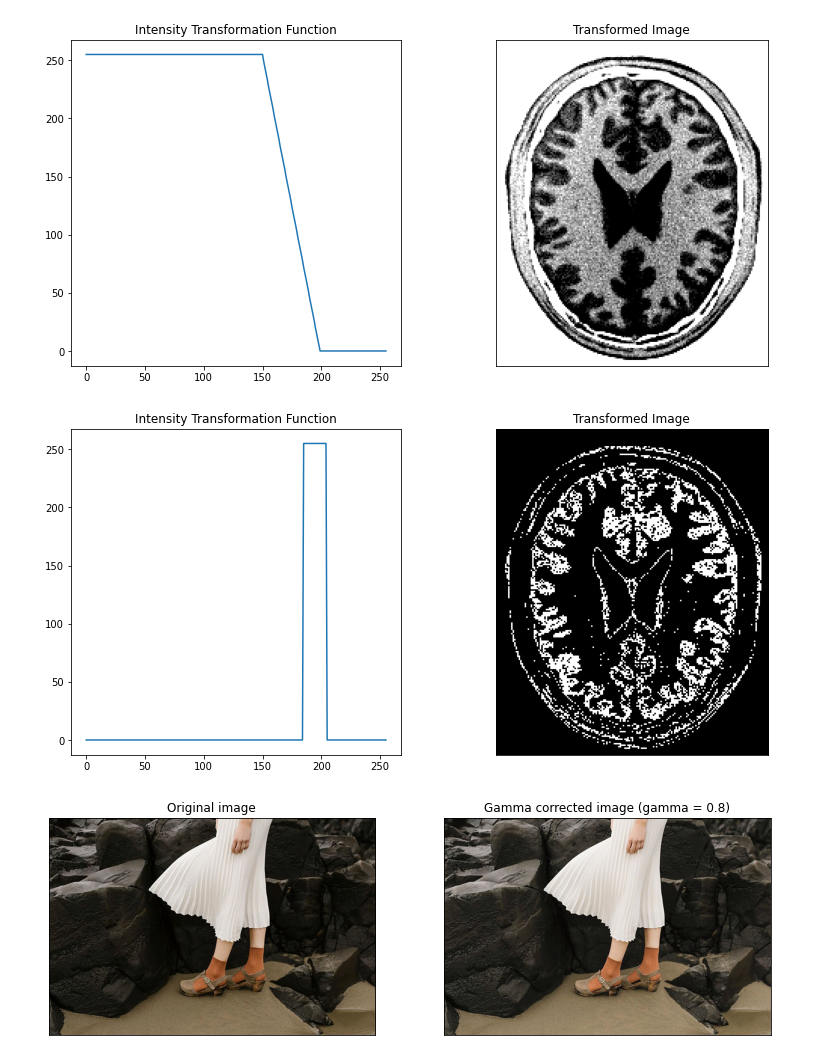
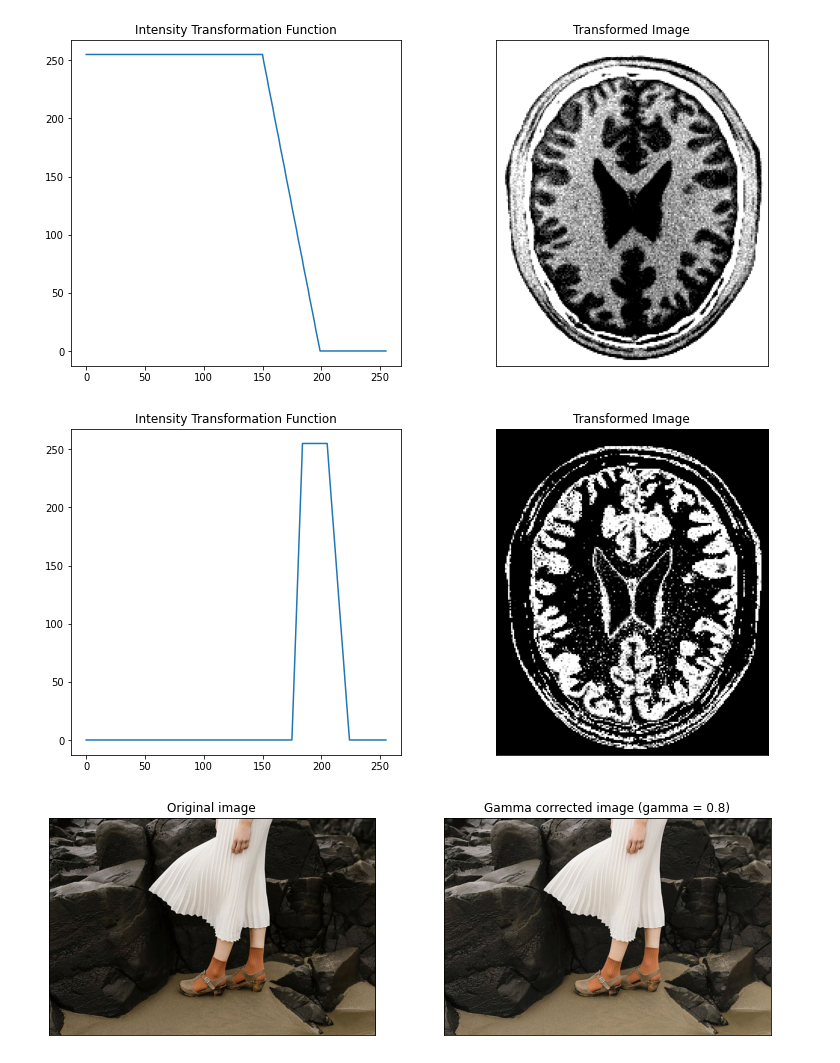
Before and after one commit to GevinduGanganath/EN2550, a Jupyter notebook: Assignment 1/Assignment 1.ipynb, the cells around one changed output. Cells and saved outputs as stored; diff of their text form; code cells hidden in the pictures.

```diff
--- a/Assignment 1/Assignment 1.ipynb
+++ b/Assignment 1/Assignment 1.ipynb
@@ -51,21 +51,21 @@ plt.show()
 [figure]
 # %%
 # Question 2-b
-transform3 = np.concatenate((np.linspace(0, 0, 185), np.linspace(255, 255, 20), np.linspace(0, 0, 51)), axis=0).astype(np.uint8)
+transform3 = np.concatenate((np.linspace(0, 0, 175), np.linspace(0, 255, 10), np.linspace(255, 255, 20), np.linspace(255, 0, 20), np.linspace(0, 0, 31)), axis=0).astype(np.uint8)
 
 fig2_transformed_2 = cv.LUT(fig2, transform3)
 fig, ax = plt.subplots(1, 2, figsize=(13, 6))
 ax[0].plot(transform3)
 ax[0].set_title("Intensity Transformation Function")
 ax[1].imshow(fig2_transformed_2, cmap="gray", vmin=0, vmax=255)
 ax[1].get_xaxis().set_visible(False)
 ax[1].get_yaxis().set_visible(False)
 ax[1].set_title("Transformed Image")
 plt.savefig(r"Report/Images/2b.jpg")
 
 plt.show()
 # %% [output]
-[figure, old version]
+[figure, new version]
 # %%
 # Question 3
 gamma = 0.8
```
Also changed, not shown: 7 other files.
